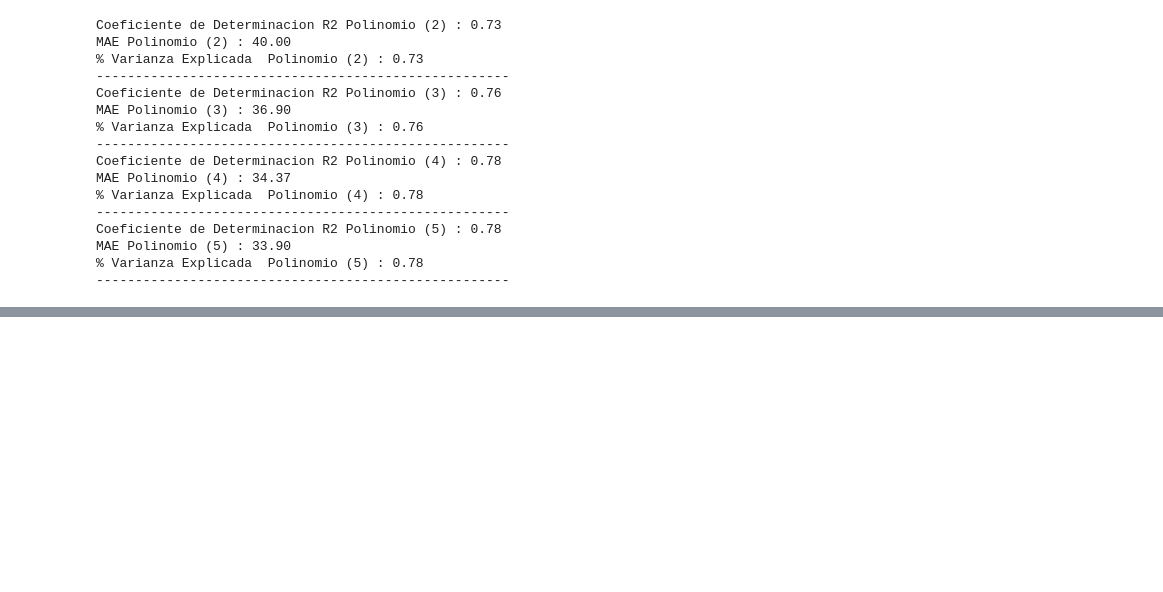
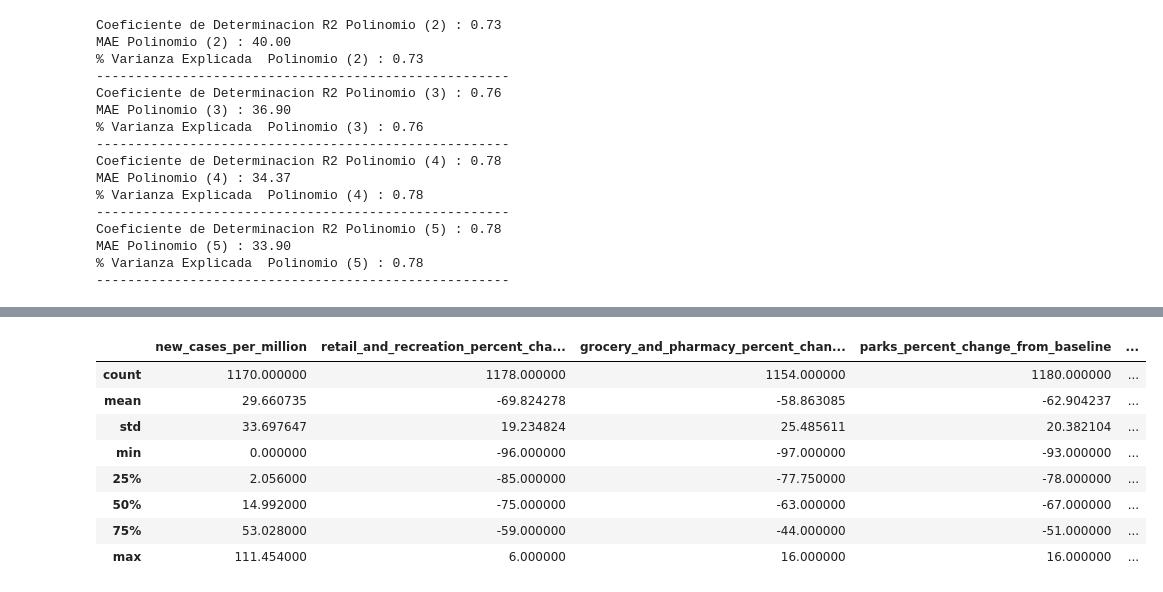
Before and after one commit to sherna90/mineria_datos, a Jupyter notebook: 2.-feature_engineering.ipynb, the cells around one changed output, grey strips where cells are left out. Saved outputs shown, nothing was run; the diff lists cells and outputs as text; code cells hidden in the pictures; blank space fills up the shorter version.

```diff
--- a/2.-feature_engineering.ipynb
+++ b/2.-feature_engineering.ipynb
@@ -448,0 +475,12 @@ MAE Polinomio (5) : 33.90
+# %%
+df_bolivia.describe()
+# %% [output]
+|  | new_cases_per_million | retail_and_recreation_percent_cha... | grocery_and_pharmacy_percent_chan... | parks_percent_change_from_baseline | ... |
+| count | 1170.000000 | 1178.000000 | 1154.000000 | 1180.000000 | ... |
+| mean | 29.660735 | -69.824278 | -58.863085 | -62.904237 | ... |
+| std | 33.697647 | 19.234824 | 25.485611 | 20.382104 | ... |
+| min | 0.000000 | -96.000000 | -97.000000 | -93.000000 | ... |
+| 25% | 2.056000 | -85.000000 | -77.750000 | -78.000000 | ... |
+| 50% | 14.992000 | -75.000000 | -63.000000 | -67.000000 | ... |
+| 75% | 53.028000 | -59.000000 | -44.000000 | -51.000000 | ... |
+| max | 111.454000 | 6.000000 | 16.000000 | 16.000000 | ... |
```
Also changed, not shown: parts of 15 cells of this notebook.
